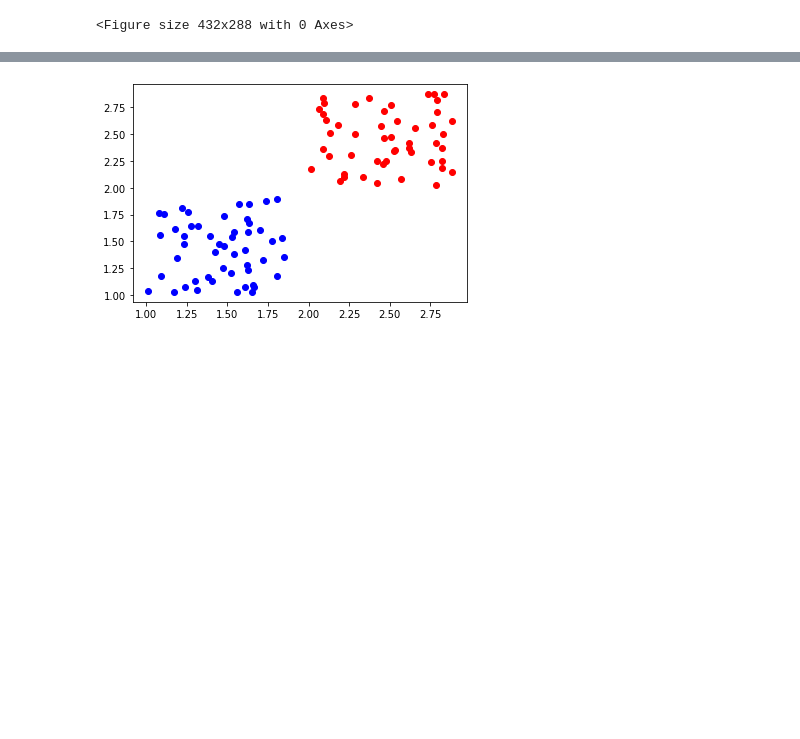
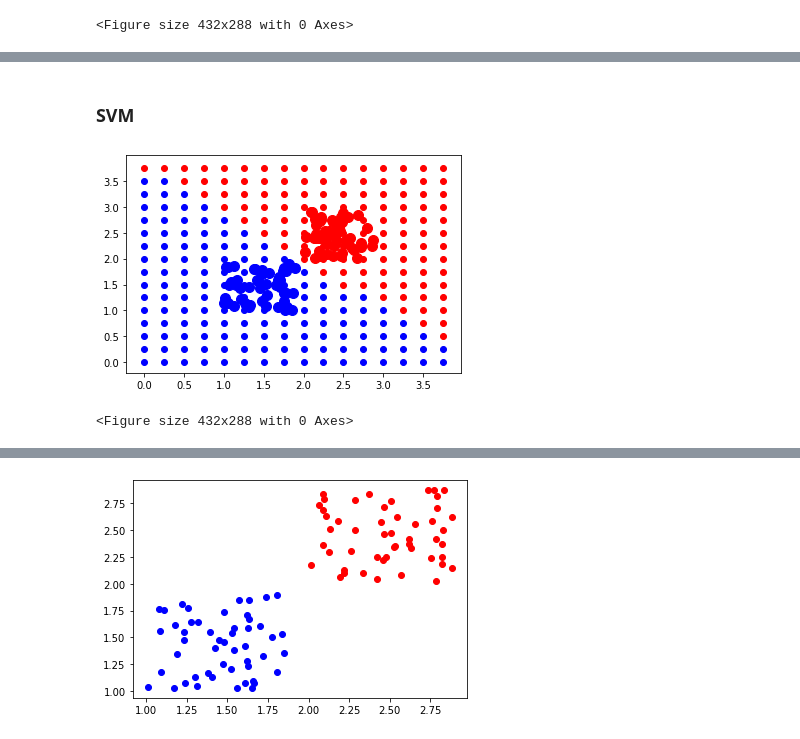
Before and after one commit to NamizataS/PA-groupe-15-3IABD1, a Jupyter notebook: Notebook_CAS_DE_TESTS_GROUPE_15_SVM.ipynb, the cells around one changed output, grey strips where cells are left out. Cells and saved outputs as stored; diff of their text form; code cells hidden in the pictures; blank space fills up the shorter version.

```diff
--- a/Notebook_CAS_DE_TESTS_GROUPE_15_SVM.ipynb
+++ b/Notebook_CAS_DE_TESTS_GROUPE_15_SVM.ipynb
@@ -134,0 +209,78 @@ Y = np.concatenate([np.ones((50, 1)), np.ones((50, 1)) * -1.0])
+# %% [markdown]
+### SVM
+# %%
+X = np.concatenate([np.random.random((50,2)) * 0.9 + np.array([1, 1]), np.random.random((50,2)) * 0.9 + np.array([2, 2])])
+Y = np.concatenate([np.ones((50, 1)), np.ones((50, 1)) * -1.0])
+
+#Convert array to list
+dataset_inputs  = toList(X)
+dataset_expected_outputs  = toList(Y)
+inputs_len = len(dataset_inputs)
+expected_len = len(dataset_expected_outputs )
+inputs_dim = inputs_len//expected_len
+
+
+
+#Declaration of argtypes and restypes for the function create_model_SVM
+inputs_type = c_float * inputs_len
+outputs_type = c_float * expected_len
+my_lib.train_model_SVM.argtypes = [inputs_type,outputs_type,c_int,c_int,c_int]
+my_lib.train_model_SVM.restype = POINTER(c_double)
+
+inputs_native = inputs_type(*dataset_inputs)
+outputs_native = outputs_type(*dataset_expected_outputs)
+
+#Creation of model
+native_arr = my_lib.train_model_SVM(inputs_native,outputs_native,inputs_len,expected_len,inputs_dim)
+model_len = inputs_dim+1
+
+
+#Declaration of argtypes and restypes for the function predict_SVM
+native_type = type(native_arr)
+coordonate_type = c_double*model_len
+my_lib.predict_SVM.argtypes = [native_type,coordonate_type,c_int]
+my_lib.predict_SVM.restype = c_float
+
+
+
+#Trainning
+r = np.arange(0.0, 4.0, 0.25)
+
+points_x1_blue = []
+points_x2_blue = []
+
+points_x1_red = []
+points_x2_red = []
+
+
+for i in r:
+    for j in r:
+        coord = coordonate_type(*[1.0,i,j])
+        res=my_lib.predict_SVM(native_arr,coord,model_len)
+
+        if  res> 0.0:
+            points_x1_blue.append(i)
+            points_x2_blue.append(j)
+        else:
+            points_x1_red.append(i)
+            points_x2_red.append(j)
+
+
+
+plt.scatter(points_x1_blue, points_x2_blue, c='blue')
+plt.scatter(points_x1_red, points_x2_red, c='red')
+
+plt.scatter([X[p][0] for p in range(len(Y)) if Y[p]>0], [X[p][1] for p in range(len(Y)) if Y[p]>0], c='blue', s=100)
+plt.scatter([X[p][0] for p in range(len(Y)) if Y[p]<0], [X[p][1] for p in range(len(Y)) if Y[p]<0], c='red', s=100)
+
+plt.show()
+plt.clf()
+
+
+#Free memory
+my_lib.destroy_array_double.argtypes = [POINTER(c_double), c_int]
+my_lib.destroy_array_double.restype = None
+my_lib.destroy_array_double(native_arr, model_len)
+# %% [output]
+[figure, added]
+<Figure size 432x288 with 0 Axes>
```
Also changed, not shown: parts of 26 cells of this notebook.
